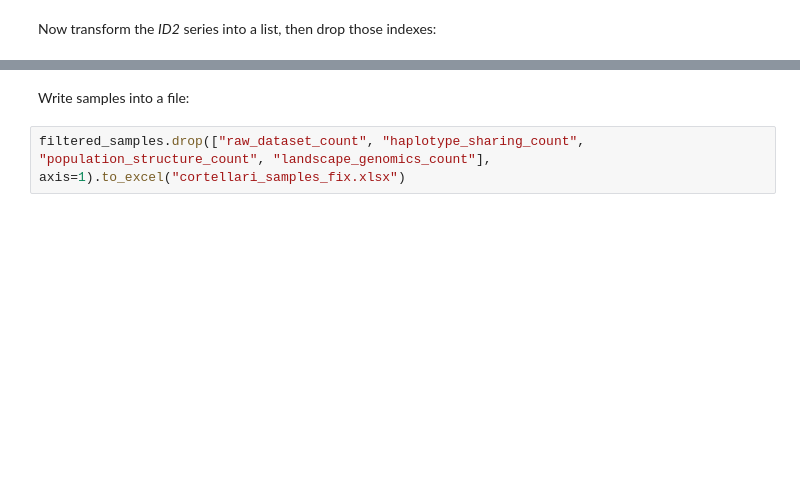
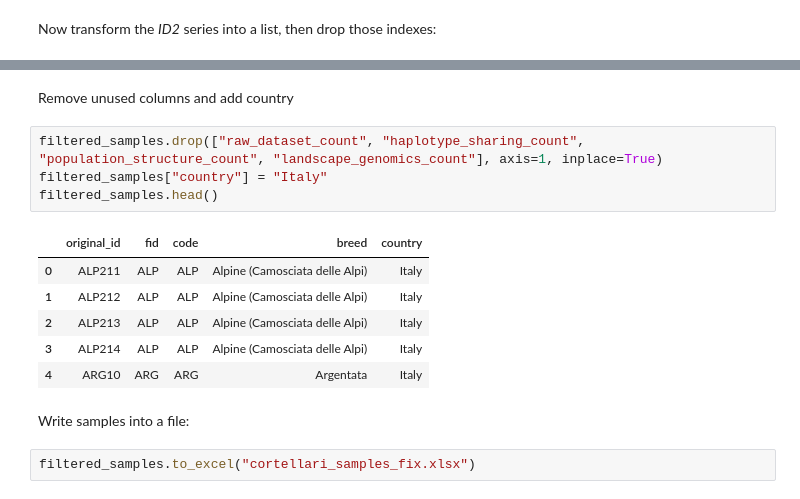
Before and after one commit to cnr-ibba/SMARTER-database, a Jupyter notebook: notebooks/exploratory/0.24.0-bunop-cortellari_goats.ipynb, the cells around one changed output, grey strips where cells are left out. Cells and saved outputs as stored; diff of their text form; blank space fills up the shorter version.

Commit message:
:sparkles: import goat data from cortellari et al

```diff
--- a/notebooks/exploratory/0.24.0-bunop-cortellari_goats.ipynb
+++ b/notebooks/exploratory/0.24.0-bunop-cortellari_goats.ipynb
@@ -321,7 +323,20 @@ filtered_samples.head()
 | 2 | ALP213 | ALP | ALP | Alpine (Camosciata delle Alpi) | 143 | 117 | 30 | ... |
 | 3 | ALP214 | ALP | ALP | Alpine (Camosciata delle Alpi) | 143 | 117 | 30 | ... |
 | 4 | ARG10 | ARG | ARG | Argentata | 48 | 46 | 30 | ... |
+# %% [markdown]
+Remove unused columns and add country
+# %%
+filtered_samples.drop(["raw_dataset_count", "haplotype_sharing_count", "population_structure_count", "landscape_genomics_count"], axis=1, inplace=True)
+filtered_samples["country"] = "Italy"
+filtered_samples.head()
+# %% [output]
+|  | original_id | fid | code | breed | country |
+| 0 | ALP211 | ALP | ALP | Alpine (Camosciata delle Alpi) | Italy |
+| 1 | ALP212 | ALP | ALP | Alpine (Camosciata delle Alpi) | Italy |
+| 2 | ALP213 | ALP | ALP | Alpine (Camosciata delle Alpi) | Italy |
+| 3 | ALP214 | ALP | ALP | Alpine (Camosciata delle Alpi) | Italy |
+| 4 | ARG10 | ARG | ARG | Argentata | Italy |
 # %% [markdown]
 Write samples into a file:
 # %%
-filtered_samples.drop(["raw_dataset_count", "haplotype_sharing_count", "population_structure_count", "landscape_genomics_count"], axis=1).to_excel("cortellari_samples_fix.xlsx")
+filtered_samples.to_excel("cortellari_samples_fix.xlsx")
```
Also changed, not shown: parts of 2 cells of this notebook, 2 other files.
